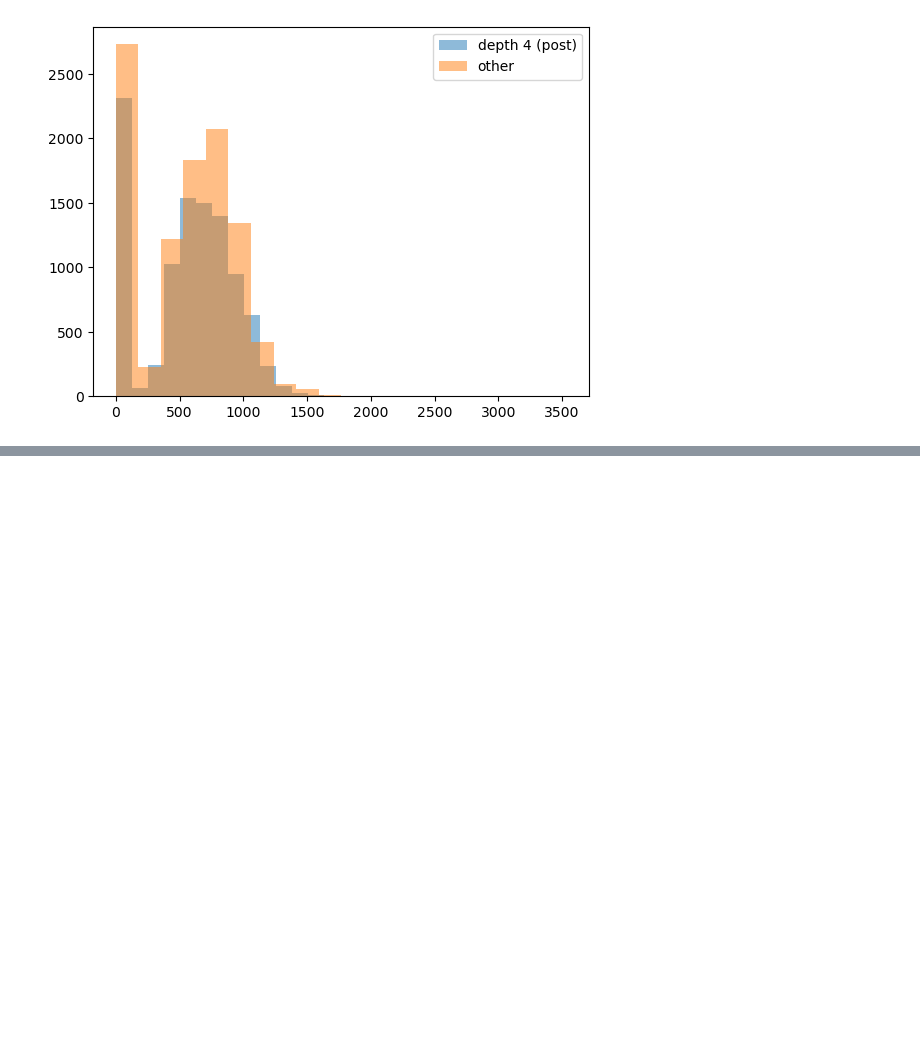
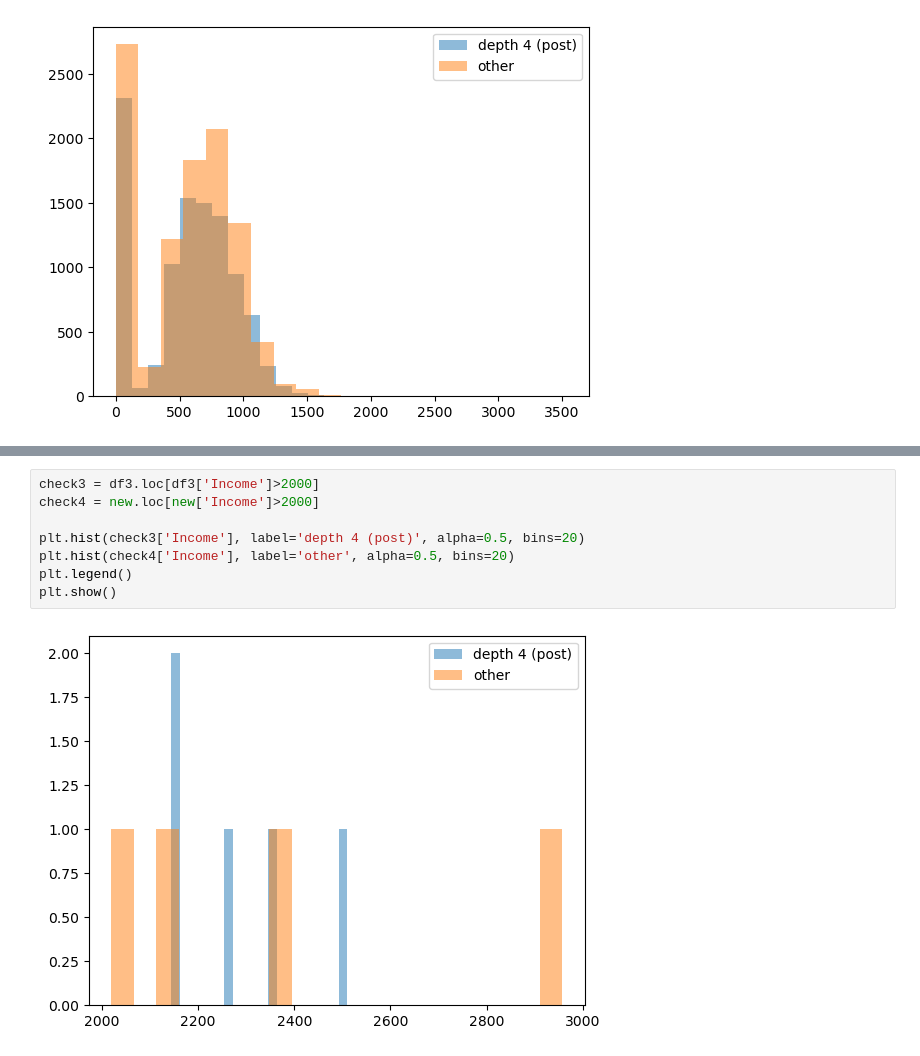
Before and after one commit to Sunbin-Lee/dacon-income, a Jupyter notebook: target_eda.ipynb, the cells around one changed output, grey strips where cells are left out. Cells and saved outputs as stored; diff of their text form; blank space fills up the shorter version.

```diff
--- a/target_eda.ipynb
+++ b/target_eda.ipynb
@@ -59,0 +60,10 @@ plt.show()
+# %%
+check3 = df3.loc[df3['Income']>2000]
+check4 = new.loc[new['Income']>2000]
+
+plt.hist(check3['Income'], label='depth 4 (post)', alpha=0.5, bins=20)
+plt.hist(check4['Income'], label='other', alpha=0.5, bins=20)
+plt.legend()
+plt.show()
+# %% [output]
+[figure, added]
```
Also changed, not shown: parts of 3 cells of this notebook, 4 other files.
